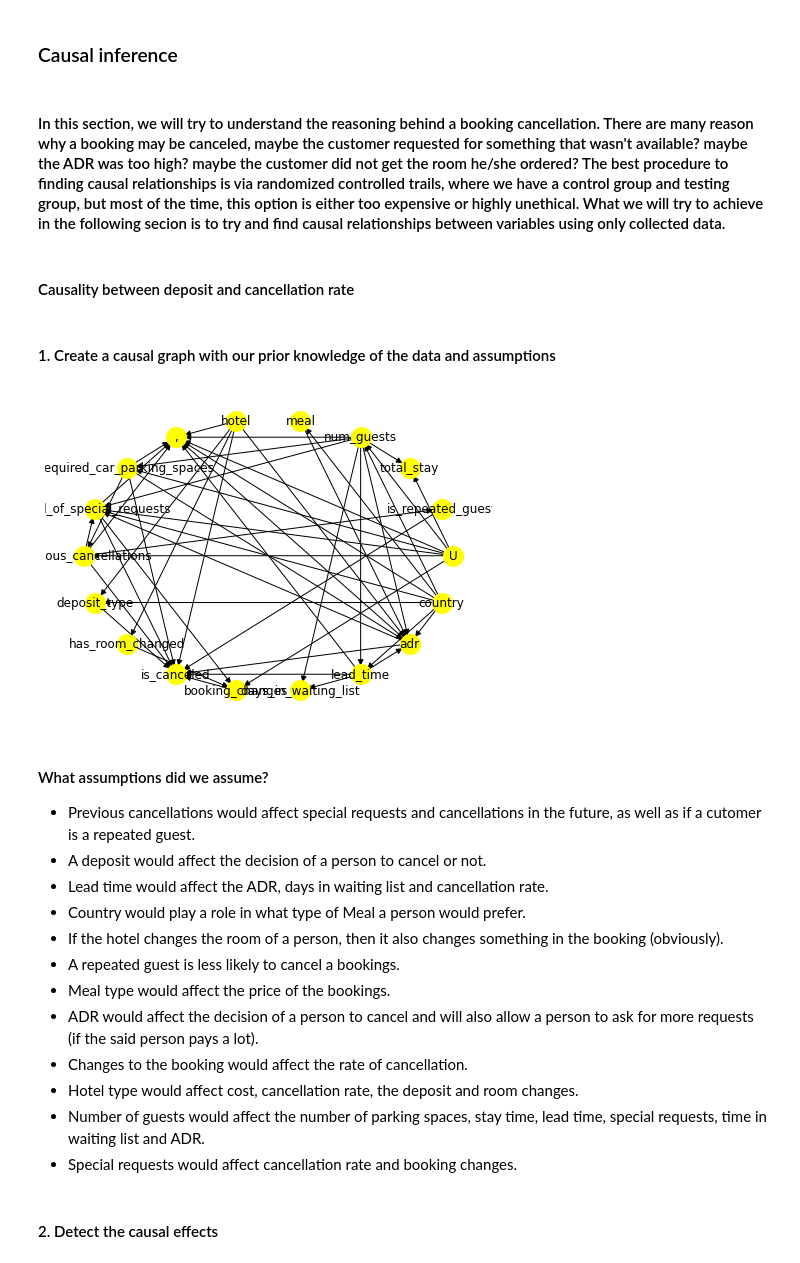
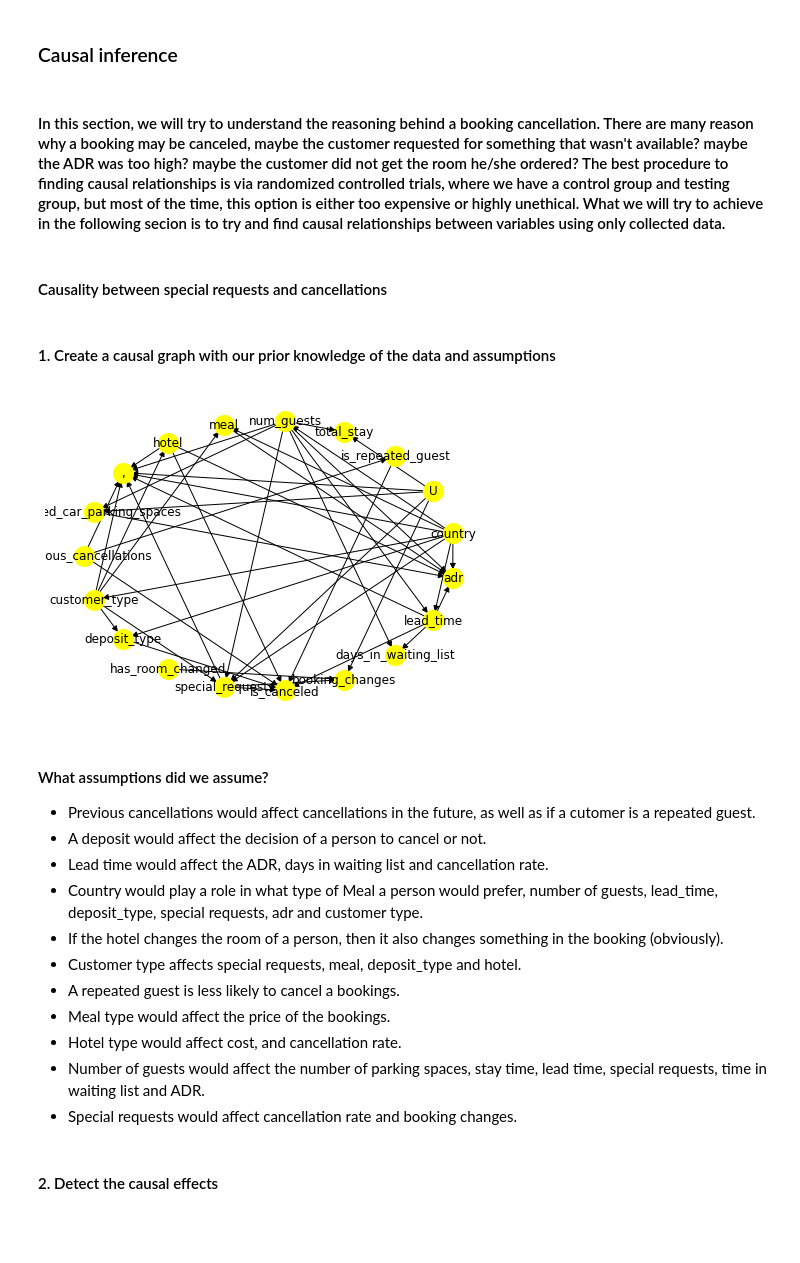
Before and after one commit to ofek181/Causal-Inference, a Jupyter notebook: causal_inference_notebook.ipynb, the cells around one changed output. Drawn from its saved outputs; the diff is of its cells as text; code cells hidden in the pictures; blank space fills up the shorter version.

Commit message:
changed causal relationship to special_requests

```diff
--- a/causal_inference_notebook.ipynb
+++ b/causal_inference_notebook.ipynb
@@ -308,16 +314,18 @@ corr_data.corr(method='spearman')['is_canceled'].sort_values().plot(kind='bar')
 # %% [markdown]
 ### Causal inference
 # %% [markdown]
-#### In this section, we will try to understand the reasoning behind a booking cancellation. There are many reason why a booking may be canceled, maybe the customer requested for something that wasn't available? maybe the ADR was too high? maybe the customer did not get the room he/she ordered? The best procedure to finding causal relationships is via randomized controlled trails, where we have a control group and testing group, but most of the time, this option is either too expensive or highly unethical. What we will try to achieve in the following secion is to try and find causal relationships between variables using only collected data.
+#### In this section, we will try to understand the reasoning behind a booking cancellation. There are many reason why a booking may be canceled, maybe the customer requested for something that wasn't available? maybe the ADR was too high? maybe the customer did not get the room he/she ordered? The best procedure to finding causal relationships is via randomized controlled trials, where we have a control group and testing group, but most of the time, this option is either too expensive or highly unethical. What we will try to achieve in the following secion is to try and find causal relationships between variables using only collected data.
 # %% [markdown]
-#### Causality between deposit and cancellation rate
+#### Causality between special requests and cancellations
 # %%
 # Convert intended attributes to binary attributes
 data_encoded = data.copy()
-data_encoded['deposit_type']= data_encoded['deposit_type'].replace('Deposit',True)
-data_encoded['deposit_type']= data_encoded['deposit_type'].replace('No Deposit',False)
-data_encoded['is_canceled']= data_encoded['is_canceled'].replace(1,True)
-data_encoded['is_canceled']= data_encoded['is_canceled'].replace(0,False)
+data_encoded.rename(columns = {'total_of_special_requests' : 'special_requests'}, inplace=True)
+data_encoded.loc[data_encoded['special_requests'] >= 1,'special_requests'] = 1
+data_encoded['special_requests'] = data_encoded['special_requests'].replace(1, True)
+data_encoded['special_requests'] = data_encoded['special_requests'].replace(0, False)
+data_encoded['is_canceled'] = data_encoded['is_canceled'].replace(1, True)
+data_encoded['is_canceled'] = data_encoded['is_canceled'].replace(0, False)
 data_encoded.dropna(inplace=True)
 # %% [markdown]
 #### 1. Create a causal graph with our prior knowledge of the data and assumptions
@@ -356,24 +365,23 @@ total_of_special_requests -> {booking_changes, is_canceled};
 # %%
 model = dowhy.CausalModel(
         data = data_encoded,
         graph=causal_graph.replace("\n", " "),
-        treatment='deposit_type',
+        treatment='special_requests',
         outcome='is_canceled')
 model.view_model()
 # %% [output]
-[figure, old version]
+[figure, new version]
 # %% [markdown]
 #### What assumptions did we assume?
-- Previous cancellations would affect special requests and cancellations in the future, as well as if a cutomer is a repeated guest.
+- Previous cancellations would affect cancellations in the future, as well as if a cutomer is a repeated guest.
 - A deposit would affect the decision of a person to cancel or not.
 - Lead time would affect the ADR, days in waiting list and cancellation rate.
-- Country would play a role in what type of Meal a person would prefer.
+- Country would play a role in what type of Meal a person would prefer, number of guests, lead_time, deposit_type, special requests, adr and customer type.
 - If the hotel changes the room of a person, then it also changes something in the booking (obviously).
+- Customer type affects special requests, meal, deposit_type and hotel.
 - A repeated guest is less likely to cancel a bookings.
 - Meal type would affect the price of the bookings.
-- ADR would affect the decision of a person to cancel and will also allow a person to ask for more requests (if the said person pays a lot).
-- Changes to the booking would affect the rate of cancellation.
-- Hotel type would affect cost, cancellation rate, the deposit and room changes.
+- Hotel type would affect cost, and cancellation rate.
 - Number of guests would affect the number of parking spaces, stay time, lead time, special requests, time in waiting list and ADR.
 - Special requests would affect cancellation rate and booking changes.
 # %% [markdown]
```
Also changed, not shown: parts of 22 cells of this notebook, 1 other file.
